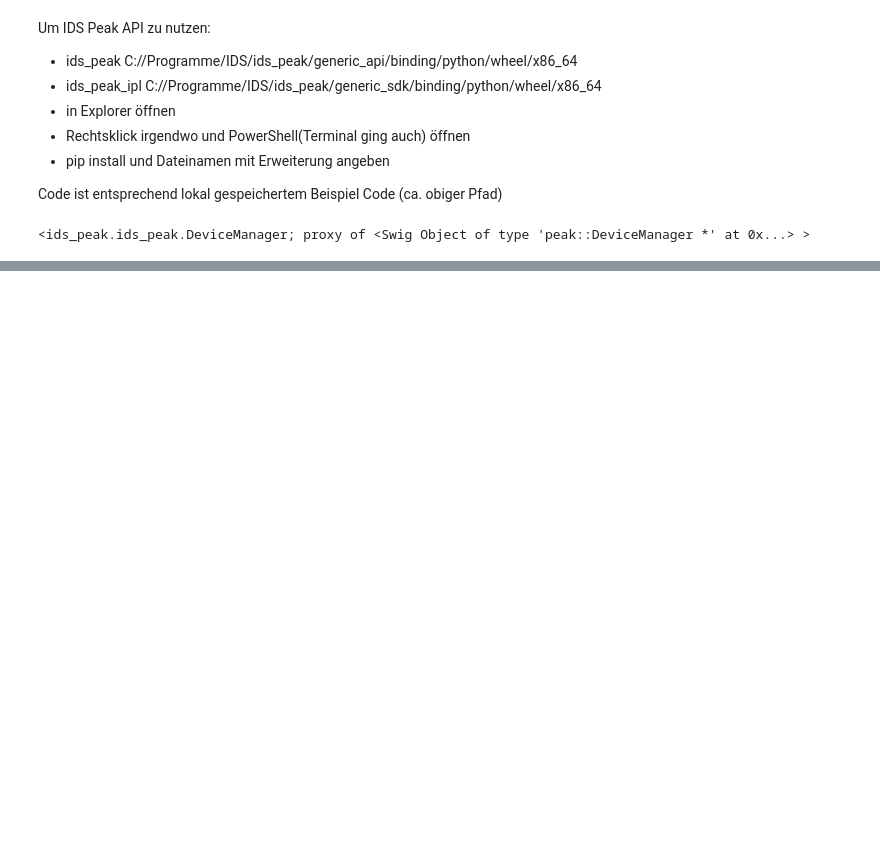
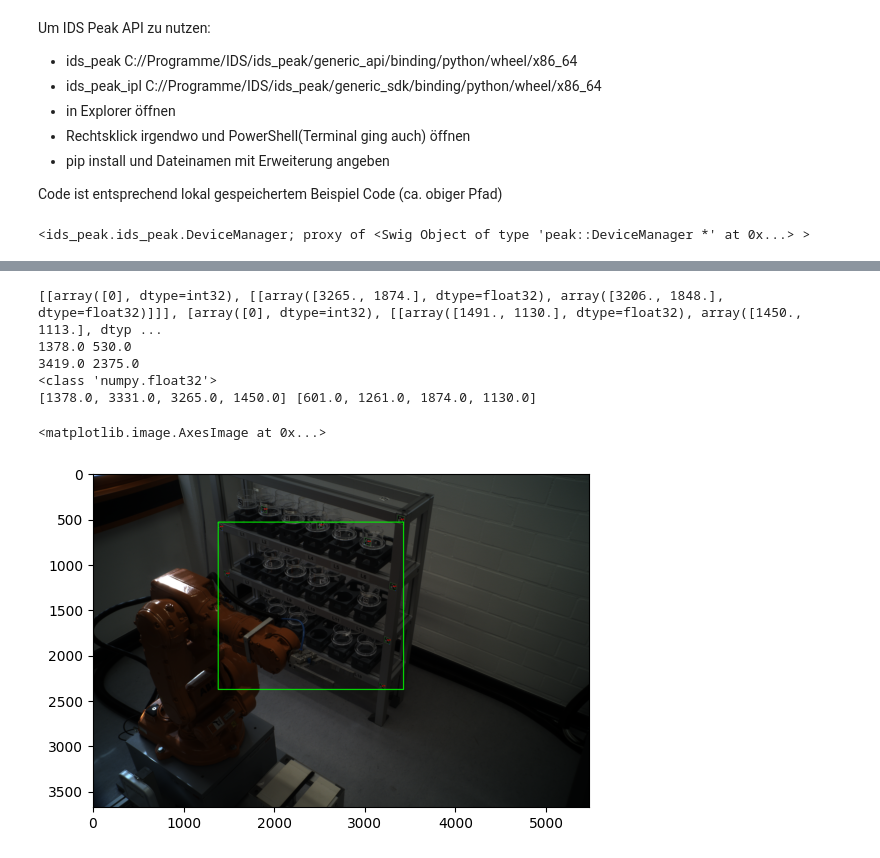
Before and after one commit to LS-KS/muPlant_WarehouseManagement, a Jupyter notebook: Jupyter/markerTestLife.ipynb, the cells around one changed output, grey strips where cells are left out. Saved outputs shown, nothing was run; the diff lists cells and outputs as text; code cells hidden in the pictures; blank space fills up the shorter version.

```diff
--- a/Jupyter/markerTestLife.ipynb
+++ b/Jupyter/markerTestLife.ipynb
@@ -175,0 +183,63 @@ num buffers required: 3
+# %%
+# extract all shelf-markers
+shelf_corners = []
+for marker in markers:
+    if marker[0] == 0:
+        shelf_corners.append(marker)
+print(shelf_corners)
+
+# draw rectangle around the shelf and the shelf rows
+# first extract outer corners
+pt1x = 0
+pt1y = 0
+pt2x = 0
+pt2y = 0
+for shelfcorner in shelf_corners:
+    xmin = min(shelfcorner[1][0][0][0], shelfcorner[1][0][1][0] )
+    ymin = min(shelfcorner[1][0][0][1], shelfcorner[1][0][1][1])
+    xmax = max(shelfcorner[1][0][0][0], shelfcorner[1][0][1][0] )
+    ymax = max(shelfcorner[1][0][0][1], shelfcorner[1][0][1][1])
+    pt1x = xmin if pt1x == 0 or xmin < pt1x else pt1x
+    pt1y = ymin if pt1y == 0 or ymin < pt1y else pt1y
+    pt2x = xmax if pt2x == 0 or xmax > pt2x else pt2x
+    pt2y = ymax if pt2y == 0 or ymax > pt2y else pt2y
+print(pt1x, pt1y)
+print(pt2x, pt2y)
+print(type(pt1x))
+x_corners = [0,0,0,0]
+y_corners = [0,0,0,0]
+
+for shelfcorner in shelf_corners:
+    for i in range(4):
+        x = min(shelfcorner[1][0][0][0], shelfcorner[1][0][1][0]) if i in (0 , 3) else max(shelfcorner[1][0][0][0], shelfcorner[1][0][1][0])
+        y = min(shelfcorner[1][0][0][1], shelfcorner[1][0][1][1]) if i in (0 , 1) else max(shelfcorner[1][0][0][1], shelfcorner[1][0][1][1])
+        if i == 0 and x < 1400:
+            if y < 800:
+                x_corners[i] = x
+                y_corners[i] = y
+        elif i == 1 and x > 3000:
+            if 500 < y > 1200:
+                x_corners[i] = x
+                y_corners[i] = y
+        elif i == 2 and x > 3000:
+            if 1500 < y < 2000:
+                x_corners[i] = x
+                y_corners[i] = y
+        elif i == 3 and x < 1500:
+            if y > 800:
+                x_corners[i] = x
+                y_corners[i] = y
+print(x_corners, y_corners)
+
+img2 = cv2.aruco.drawDetectedMarkers(img, corners, ids)
+cv2.rectangle(img2, (int(pt1x), int(pt1y)), (int(pt2x), int(pt2y)), (0, 255, 0), thickness= 10)
+cv2.imwrite("Ringtest_2cm,15cm.png", img2)
+plt.imshow(img2)
+# %% [output]
+[[array([0], dtype=int32), [[array([3265., 1874.], dtype=float32), array([3206., 1848.], dtype=float32)]]], [array([0], dtype=int32), [[array([1491., 1130.], dtype=float32), array([1450., 1113.], dtyp ...
+1378.0 530.0
+3419.0 2375.0
+<class 'numpy.float32'>
+[1378.0, 3331.0, 3265.0, 1450.0] [601.0, 1261.0, 1874.0, 1130.0]
+<matplotlib.image.AxesImage at 0x...>
+[figure, added]
```
Also changed, not shown: parts of 5 cells of this notebook, 17 other files.
